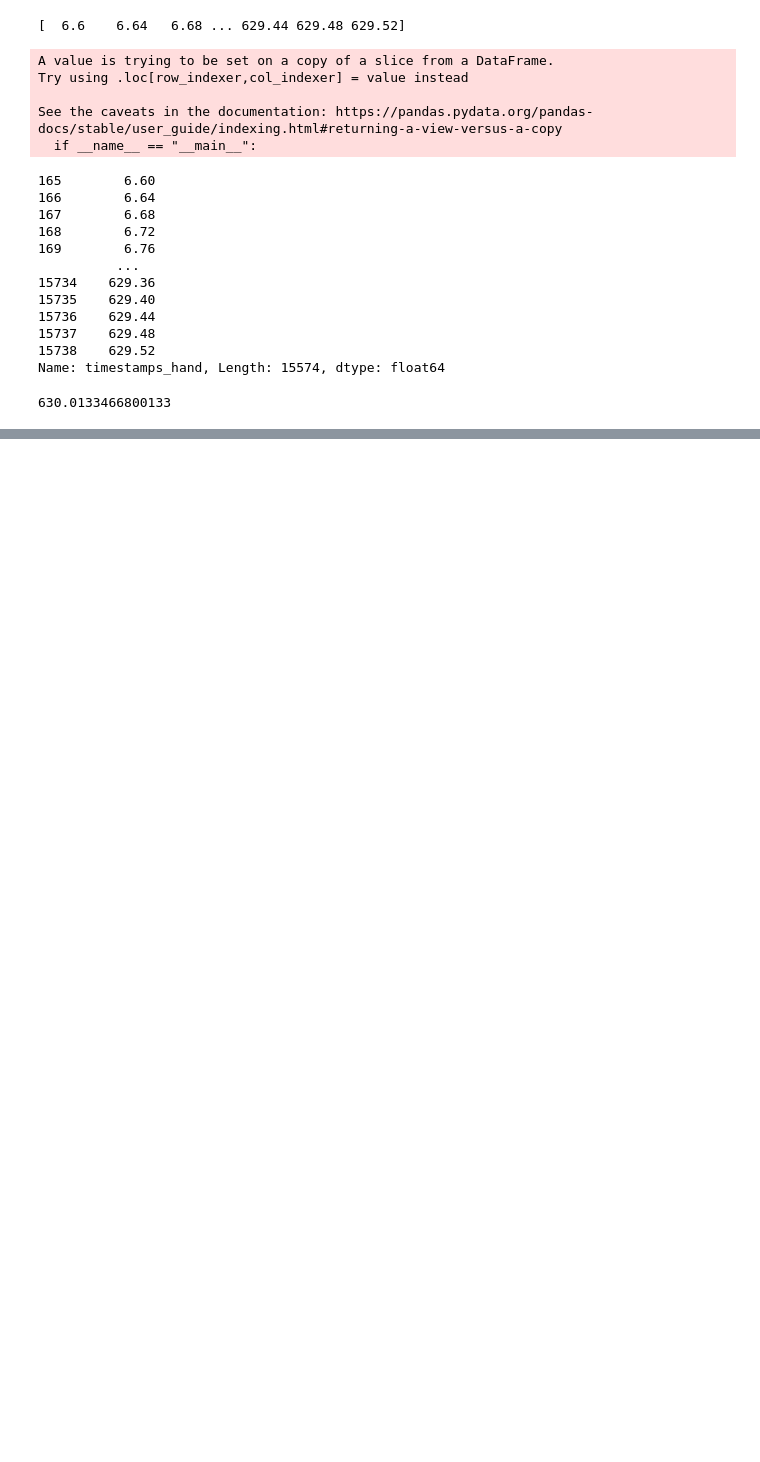
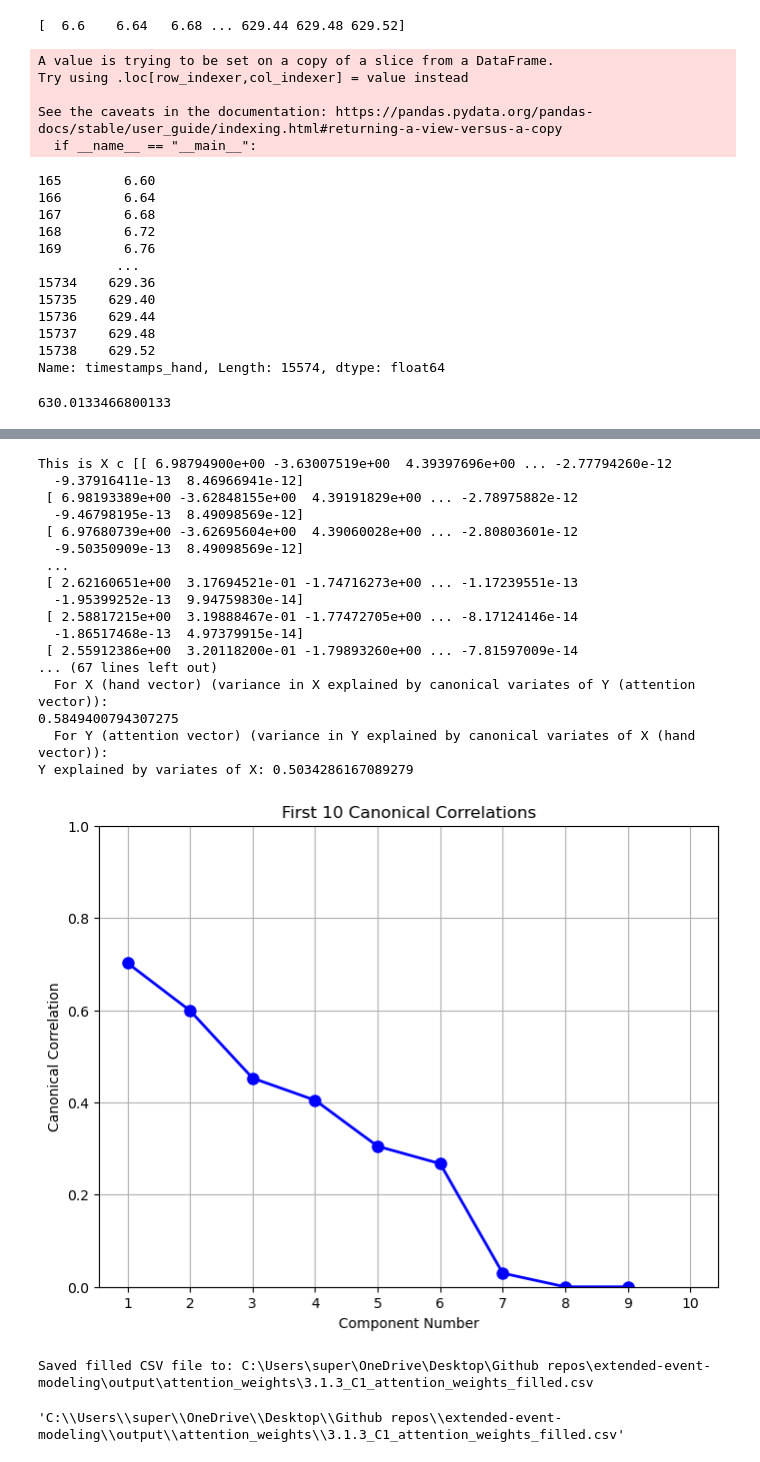
Before and after one commit to AndrewZhang599/extended-event-modeling, a Jupyter notebook: notebooks/canon_correlation_analysis.ipynb, the cells around one changed output, grey strips where cells are left out. Saved outputs shown, nothing was run; the diff lists cells and outputs as text; code cells hidden in the pictures; blank space fills up the shorter version.

Commit message:
updated canonical analysis with all videos

```diff
--- a/notebooks/canon_correlation_analysis.ipynb
+++ b/notebooks/canon_correlation_analysis.ipynb
@@ -257,0 +407,45 @@ Component 50: -0.0797
+# %%
+file_path_1 = r"C:\Users\super\OneDrive\Desktop\Github repos\extended-event-modeling\output\scene_embs\1.2.3_aligned_hand_attention.csv"
+canonical_analysis(file_path_1)
+# %% [output]
+This is X c [[ 6.98794900e+00 -3.63007519e+00  4.39397696e+00 ... -2.77794260e-12
+  -9.37916411e-13  8.46966941e-12]
+ [ 6.98193389e+00 -3.62848155e+00  4.39191829e+00 ... -2.78975882e-12
+  -9.46798195e-13  8.49098569e-12]
+ [ 6.97680739e+00 -3.62695604e+00  4.39060028e+00 ... -2.80803601e-12
+  -9.50350909e-13  8.49098569e-12]
+ ...
+ [ 2.62160651e+00  3.17694521e-01 -1.74716273e+00 ... -1.17239551e-13
+  -1.95399252e-13  9.94759830e-14]
+ [ 2.58817215e+00  3.19888467e-01 -1.77472705e+00 ... -8.17124146e-14
+  -1.86517468e-13  4.97379915e-14]
+ [ 2.55912386e+00  3.20118200e-01 -1.79893260e+00 ... -7.81597009e-14
+... (67 lines left out)
+  For X (hand vector) (variance in X explained by canonical variates of Y (attention vector)):
+0.5849400794307275
+  For Y (attention vector) (variance in Y explained by canonical variates of X (hand vector)):
+Y explained by variates of X: 0.5034286167089279
+[figure, added]
+# %%
+import os
+
+def fill_attention_weights(file_path):
+    '''function that fills in the nan values in attention weights with 1e-6'''
+    df = pd.read_csv(file_path)
+    df_filled = df.fillna(1e-6)
+
+    # Get directory and filename, then create a new name with '_filled' appended
+    directory, filename = os.path.split(file_path)
+    basename, ext = os.path.splitext(filename)
+    new_filename = f"{basename}_filled{ext}"
+    new_file_path = os.path.join(directory, new_filename)
+
+    df_filled.to_csv(new_file_path, index=False)
+    print(f"Saved filled CSV file to: {new_file_path}")
+    return new_file_path
+
+file_path_3 = r"C:\Users\super\OneDrive\Desktop\Github repos\extended-event-modeling\output\attention_weights\3.1.3_C1_attention_weights.csv"
+fill_attention_weights(file_path_3)
+# %% [output]
+Saved filled CSV file to: C:\Users\super\OneDrive\Desktop\Github repos\extended-event-modeling\output\attention_weights\3.1.3_C1_attention_weights_filled.csv
+'C:\\Users\\super\\OneDrive\\Desktop\\Github repos\\extended-event-modeling\\output\\attention_weights\\3.1.3_C1_attention_weights_filled.csv'
```
Also changed, not shown: parts of 8 cells of this notebook.
